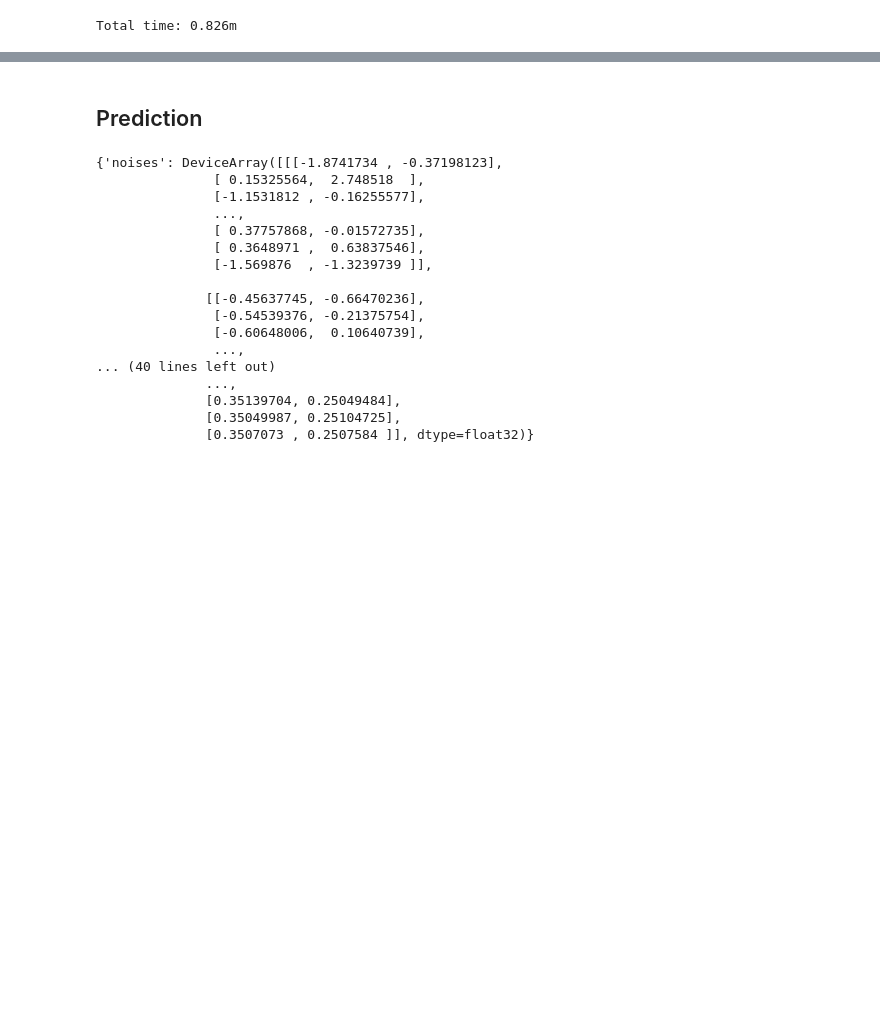
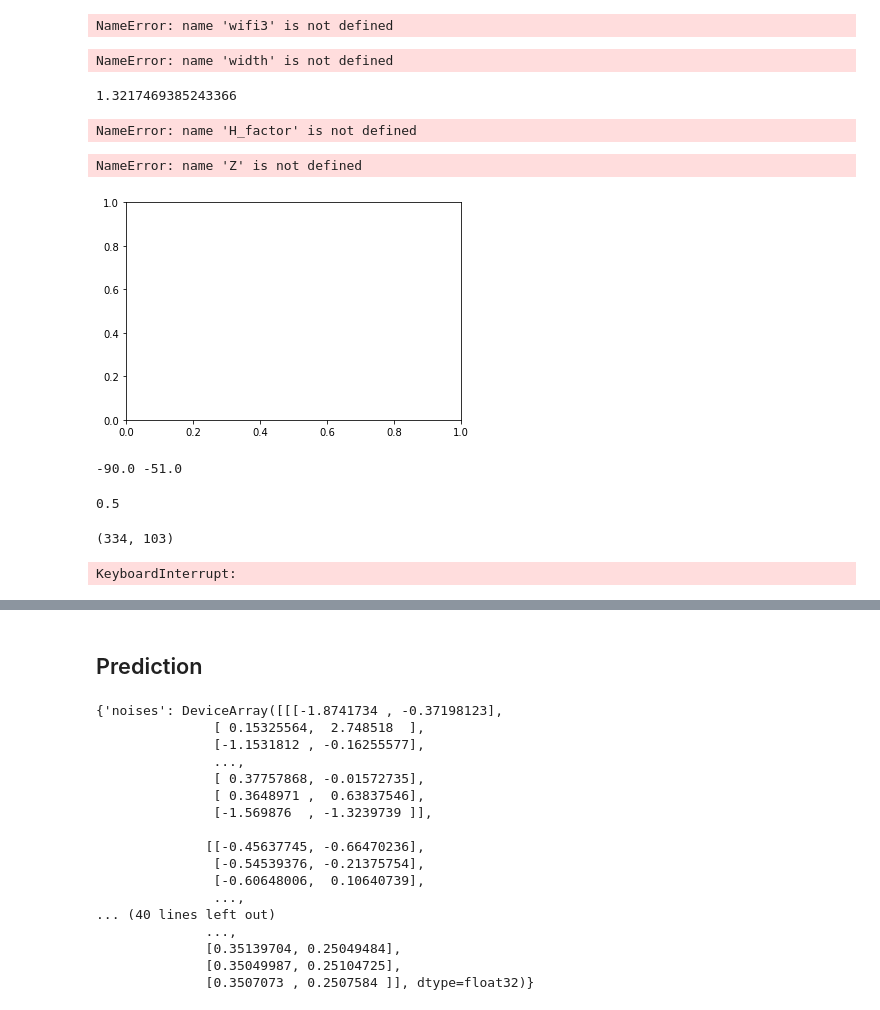
Before and after one commit to sorenhartmann/indoor-location-navigation, a Jupyter notebook: notebooks/1-inital-model.ipynb, the cells around one changed output, grey strips where cells are left out. Cells and saved outputs as stored; diff of their text form; code cells hidden in the pictures; blank space fills up the shorter version.

```diff
--- a/notebooks/1-inital-model.ipynb
+++ b/notebooks/1-inital-model.ipynb
@@ -88,0 +77,40 @@ wifi[200:,:] = np.NAN
+# %%
+with handlers.seed(rng_seed=0):
+    initial_model(wifi3,wifi_is_observed)
+# %% [output]
+NameError: name 'wifi3' is not defined
+# %%
+def s_strength(WIFI_loc0,WIFI_loc1, X):
+    norm = np.sqrt((WIFI_loc0-X[0])**2+(WIFI_loc1-X[1])**2)
+    return max_wifi+10-2*np.log(norm*200*np.sqrt(2))
+# %%
+H_factor = (width-height)/height+1
+# %% [output]
+NameError: name 'width' is not defined
+# %%
+H_factor
+# %% [output]
+1.3217469385243366
+# %%
+import matplotlib.cm as cm
+import matplotlib.pyplot as plt
+
+
+delta = 0.025
+x = np.arange(-0.5, 0.5, delta)
+y = np.arange(-0.5*H_factor, 0.5*H_factor, delta)
+X, Y = np.meshgrid(x, y)
+
+Z = s_strength( X,Y, np.array([0.5,-0.5]))
+# %% [output]
+NameError: name 'H_factor' is not defined
+# %%
+fig, ax = plt.subplots()
+levels = np.logspace(np.log(np.min(Z)),np.log(np.max(Z)), 100)
+levels = np.linspace(np.min(Z),np.max(Z), 100)
+CS = ax.contour(X, Y, Z, levels = levels)
+ax.clabel(CS, inline=True, fontsize=10)
+ax.set_title('Signal strength')
+# %% [output]
+NameError: name 'Z' is not defined
+[figure, added]
@@ -89,3 +123,18 @@ wifi[200:,:] = np.NAN
+# %%
+min_wifi = min(wifi[~np.isnan(wifi)])
+max_wifi =max(wifi[~np.isnan(wifi)])
+wifi3 = (wifi- min_wifi) / (max_wifi-min_wifi)-0.5
+print(min_wifi,max_wifi)
+# %% [output]
+-90.0 -51.0
+# %%
+max(wifi3[~np.isnan(wifi)])
+# %% [output]
+0.5
+# %%
+wifi.shape
+# %% [output]
+(334, 103)
 # %%
 import time
 from jax import random, vmap
@@ -99,16 +148,18 @@ rng_key, rng_key_ = random.split(rng_key)
 
 pos_is_observed = ~jnp.isnan(position[:, 0])
 pos_is_not_observed = jnp.isnan(position[:, 0])
+wifi_is_observed = ~jnp.isnan(wifi3)
 
 position2 = position / np.array([width,height])[None,:]-0.5
 
 numpyro.set_host_device_count(4)
 
 nuts_kernel = NUTS(model=initial_model)
-mcmc = MCMC(nuts_kernel, num_samples=1000, num_warmup=1000, num_chains=4)
+mcmc = MCMC(nuts_kernel, num_samples=1000, num_warmup=1000, num_chains=1)
 mcmc.run(
     rng_key_,
-    wifi=jnp.array(wifi),
+    wifi=jnp.array(wifi3),
+    wifi_is_observed = wifi_is_observed,
     position=jnp.array(position2),
     pos_is_not_observed=pos_is_not_observed,
     pos_is_observed=pos_is_observed,
@@ -118,7 +169,7 @@ t_fin = time.time()
 
 print("Total time: {0:.3f}m".format((t_fin - t0) / 60))
 # %% [output]
-Total time: 0.826m
+KeyboardInterrupt:
 # %%
 mcmc.print_summary()
 # %% [output]
```
Also changed, not shown: parts of 10 cells of this notebook.
